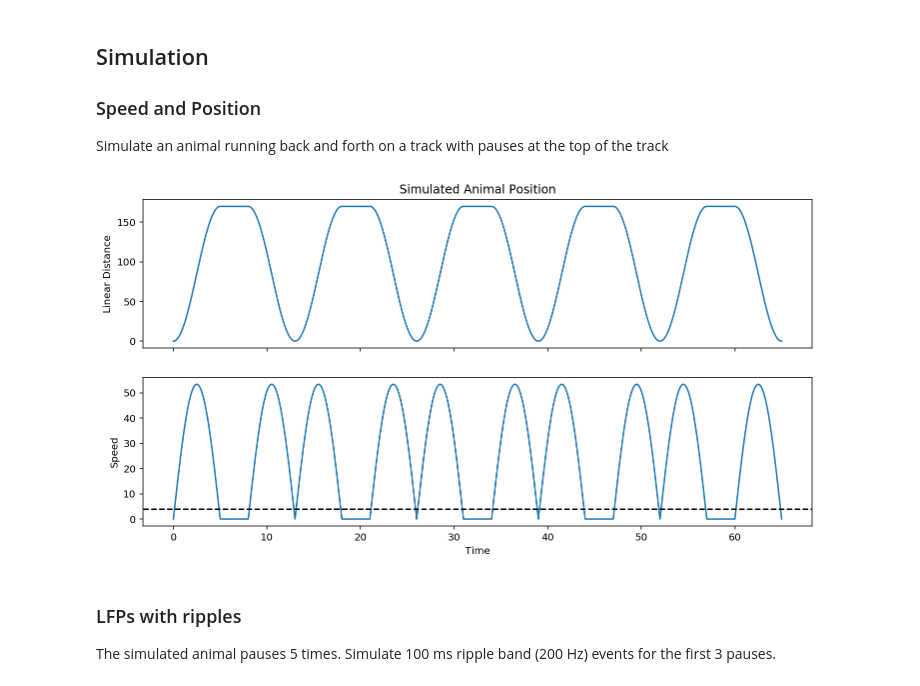
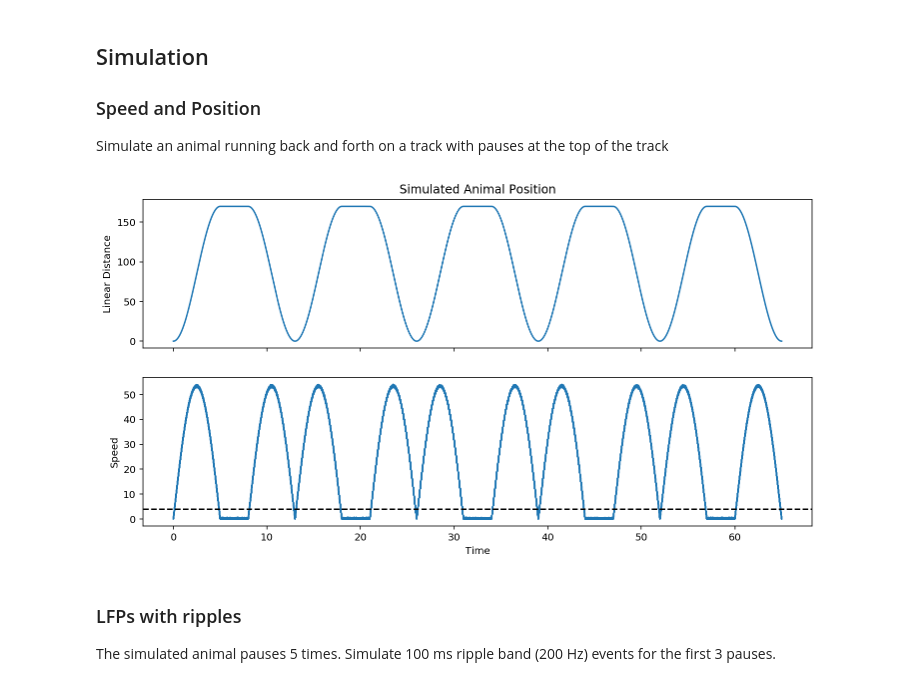
Before and after one commit to Eden-Kramer-Lab/replay_identification, a Jupyter notebook: notebooks/Test_Simulated_Data2.ipynb, the cells around one changed output. Drawn from its saved outputs; the diff is of its cells as text; code cells hidden in the pictures.

```diff
--- a/notebooks/Test_Simulated_Data2.ipynb
+++ b/notebooks/Test_Simulated_Data2.ipynb
@@ -17,29 +17,29 @@ logging.basicConfig(level=logging.INFO)
 Simulate an animal running back and forth on a track with pauses at the top of the track
 # %%
 from replay_identification.simulate_spiking import simulate_time, simulate_linear_distance_with_pauses
-from scipy.stats import norm
+from numpy.random import randn
 
 track_height = 170
 sampling_frequency = 1500
 n_samples = sampling_frequency * 65
 
 fig, axes = plt.subplots(2, 1, figsize=(12, 6), sharex=True)
 time = simulate_time(n_samples, sampling_frequency)
 linear_distance = simulate_linear_distance_with_pauses(
-    time, track_height, sampling_frequency=sampling_frequency, pause=3)
+    time, track_height, sampling_frequency=sampling_frequency, pause=3) + randn(*time.shape) * 1E-4
 axes[0].plot(time, linear_distance);
 axes[0].set_ylabel('Linear Distance')
 axes[0].set_title('Simulated Animal Position')
 
 speed = np.abs(np.diff(linear_distance) / np.diff(time))
 speed = np.insert(speed, 0, 0.0)
 
 axes[1].plot(time, speed)
 axes[1].set_xlabel('Time')
 axes[1].set_ylabel('Speed')
 axes[1].axhline(4, linestyle='--', color='black');
 # %% [output]
-[figure, old version]
+[figure, new version]
 # %% [markdown]
 ### LFPs with ripples
 
```
Also changed, not shown: parts of 19 cells of this notebook.
